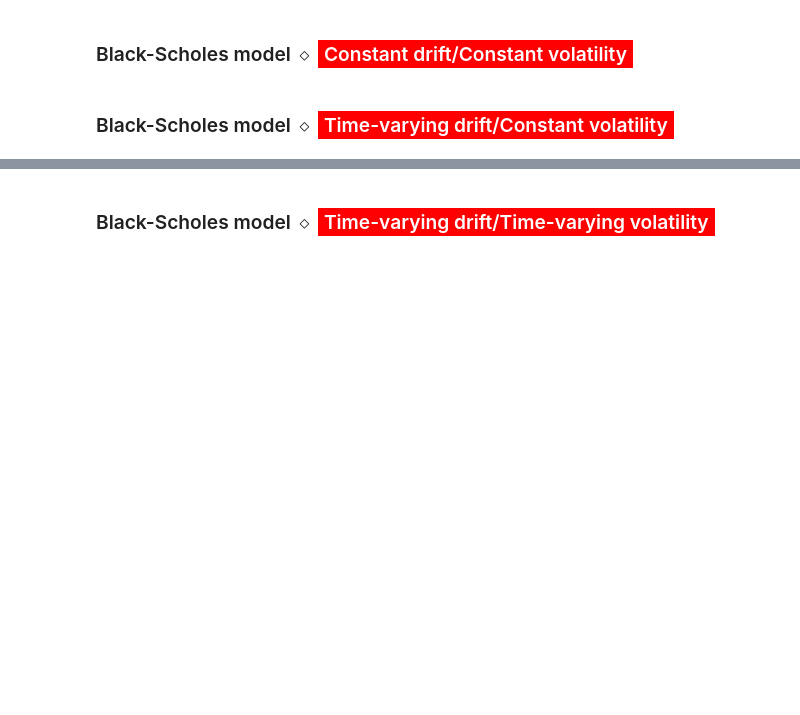
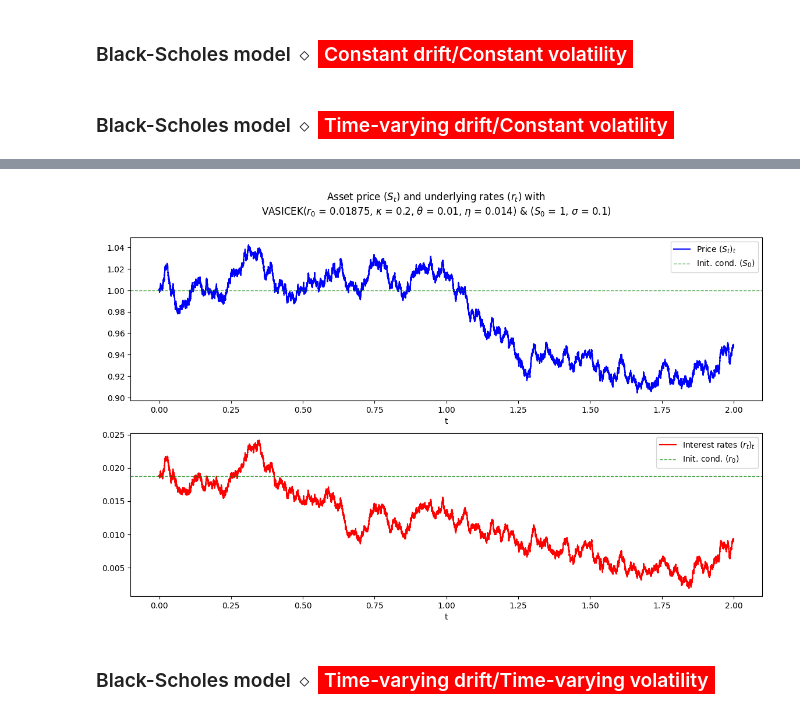
Before and after one commit to lcsrodriguez/CuttingEdge-Milliman, a Jupyter notebook: main.ipynb, the cells around one changed output, grey strips where cells are left out. Cells and saved outputs as stored; diff of their text form; code cells hidden in the pictures; blank space fills up the shorter version.

```diff
--- a/main.ipynb
+++ b/main.ipynb
@@ -252,9 +254,8 @@ Absolute error: 0.18318587669104452
 # %% [markdown]
 ### Black-Scholes model $\diamond$ <span style="background:red; color:white; padding: 2px 6px">Time-varying drift/Constant volatility</span>
 # %%
-S0 = 10
-sigma = 1e-2
-rho = 0.4
-#dB, dW = Utils.generate_correlated_gaussians(rho=rho)
-r = Vasicek(0.01875, 0.20, 0.01, 0.012)
+S0 = 1
+sigma = 1e-1
+rho = 0.9
+r = Vasicek(0.01875, 0.20, 0.01, 0.014)
 model = BlackScholes(S0, r, sigma, rho)
@@ -268,0 +262,4 @@ model.MODEL_NAME
+# %%
+d = model.simulate_euler(T=2, getRates=True)
+df = pd.DataFrame(d)
+df.head()
@@ -269,3 +276,15 @@ model.MODEL_NAME
+# %%
+# Plotting the asset price and the interest rates evolution over time
+_, axes = plt.subplots(nrows=2, ncols=1, figsize=(14, 8))
+_ = df.plot(x = "t", y = "S", color="blue", label="Price $(S_t)_t$", ax=axes[0])
+_ = axes[0].axhline(y = model.S0, color="green", ls="--", lw=1, alpha=0.7, label="Init. cond. $(S_0)$")
+_ = df.plot(x = "t", y = "r", color="red", label="Interest rates $(r_t)_t$", ax=axes[1])
+_ = axes[1].axhline(y = r.r0, color="green", ls="--", lw=1, alpha=0.7, label="Init. cond. $(r_0)$")
+axes[0].legend()
+axes[1].legend()
+_ = plt.suptitle(f"Asset price $(S_t)$ and underlying rates $(r_t)$ with\n{r.MODEL_NAME}{r.get_parameter_string()} & {model.get_parameter_string()}")
+# %% [output]
+[figure, added]
 # %% [markdown]
 ### Black-Scholes model $\diamond$ <span style="background:red; color:white; padding: 2px 6px">Time-varying drift/Time-varying volatility</span>
 # %% [markdown]
```
Also changed, not shown: parts of 4 cells of this notebook, 4 other files.
